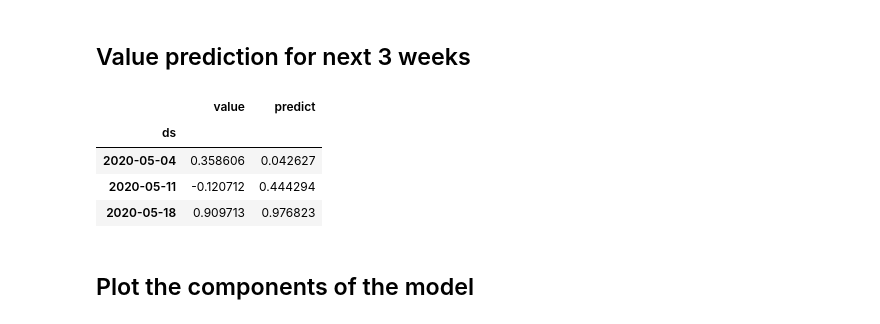
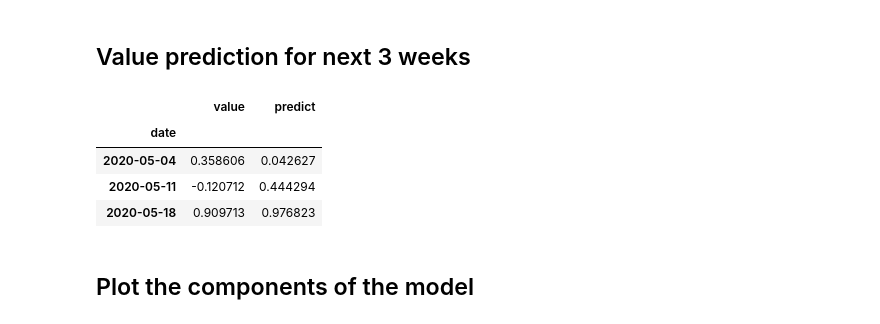
Before and after one commit to mikolaj-halemba/Predictive-task, a Jupyter notebook: Predictive task description.ipynb, the cells around one changed output. Drawn from its saved outputs; the diff is of its cells as text; code cells hidden in the pictures.

```diff
--- a/Predictive task description.ipynb
+++ b/Predictive task description.ipynb
@@ -348,12 +348,13 @@ Text(0.5, 1.0, 'Prediction')
 # %%
 d1=pd.DataFrame(test.set_index('ds')['y'])
 d2=pd.DataFrame(future_test.set_index('ds')['yhat'])
 d3 = d1.merge(d2, on=["ds"],how='inner')
 d3.rename(columns={'y':'value','yhat':'predict','ds':'date'},inplace=True)
+d3.index.names = ['date']
 d3.head(3)
 # %% [output]
 |  | value | predict |
-| ds |  |  |
+| date |  |  |
 | 2020-05-04 | 0.358606 | 0.042627 |
 | 2020-05-11 | -0.120712 | 0.444294 |
 | 2020-05-18 | 0.909713 | 0.976823 |
```
Also changed, not shown: parts of 2 cells of this notebook.
